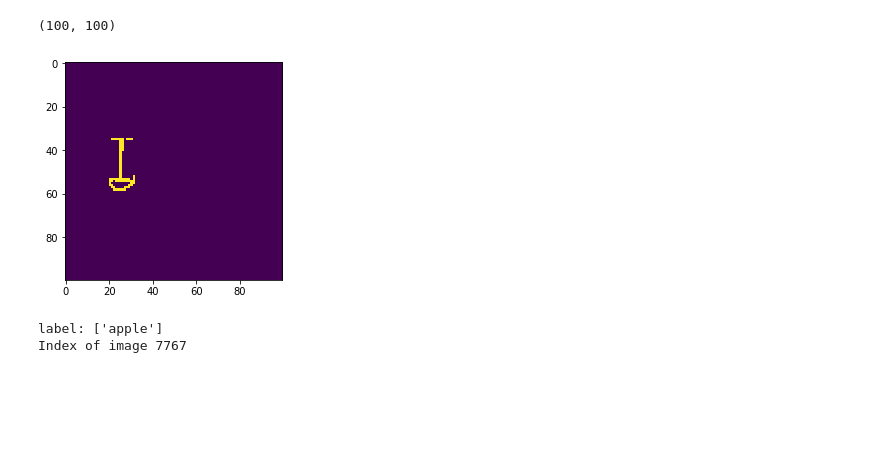
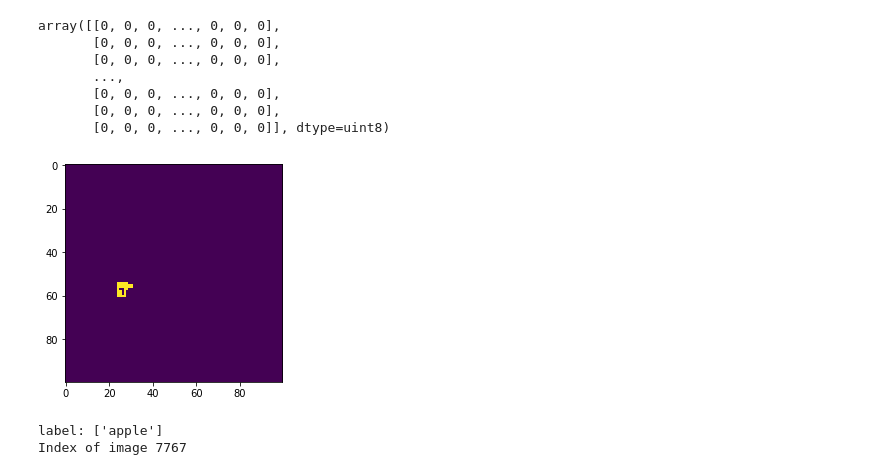
Before and after one commit to atg-abhijay/Comp-551-Kaggle-Competition, a Jupyter notebook: pre_processing.ipynb, the cells around one changed output. Drawn from its saved outputs; the diff is of its cells as text; code cells hidden in the pictures; blank space fills up the shorter version.

Commit message:
Remove redundant grayscaling code clean_noise_by_contour

```diff
--- a/pre_processing.ipynb
+++ b/pre_processing.ipynb
@@ -11,15 +11,15 @@ train_y_list = np.array(pd.read_csv('train_labels.csv', usecols=['Category']))
 # %%
 def find_contours(img_gray):
     ret, thresh = cv2.threshold(img_gray, 127, 255, 0)
-
-    thresh_gray = cv2.cvtColor(thresh, cv2.COLOR_BGR2GRAY)
-    thresh = thresh_gray.astype('uint8')
+    # print(thresh.shape)
+    # thresh_gray = cv2.cvtColor(thresh, cv2.COLOR_BGR2GRAY)
+    thresh = thresh.astype('uint8')
     image, contours, hierarchy = cv2.findContours(thresh, cv2.RETR_EXTERNAL, cv2.CHAIN_APPROX_NONE)
     return image, contours
 # %%
 def clean_noise_by_contours(idx):
-    img = train_x[idx].reshape(100, 100)
-    img_gray = cv2.cvtColor(img, cv2.COLOR_GRAY2BGR)
+    img_gray = train_x[idx].reshape(100, 100)
+    # img_gray = cv2.cvtColor(img, cv2.COLOR_GRAY2)
 
     image, contours = find_contours(img_gray)
 
@@ -39,11 +39,18 @@ def clean_noise_by_contours(idx):
             cv2.drawContours(image, contours, i, -1, 3)
 
     plt.imshow(image)
+    return image
 # %%
-clean_noise_by_contours(0)
+clean_noise_by_contours(5001)
 # %% [output]
-(100, 100)
+array([[0, 0, 0, ..., 0, 0, 0],
+       [0, 0, 0, ..., 0, 0, 0],
+       [0, 0, 0, ..., 0, 0, 0],
+       ...,
+       [0, 0, 0, ..., 0, 0, 0],
+       [0, 0, 0, ..., 0, 0, 0],
+       [0, 0, 0, ..., 0, 0, 0]], dtype=uint8)
-[figure, old version]
+[figure, new version]
 # %%
 def clean_noise():
     idx = random.randint(0, 10000-1)
```
